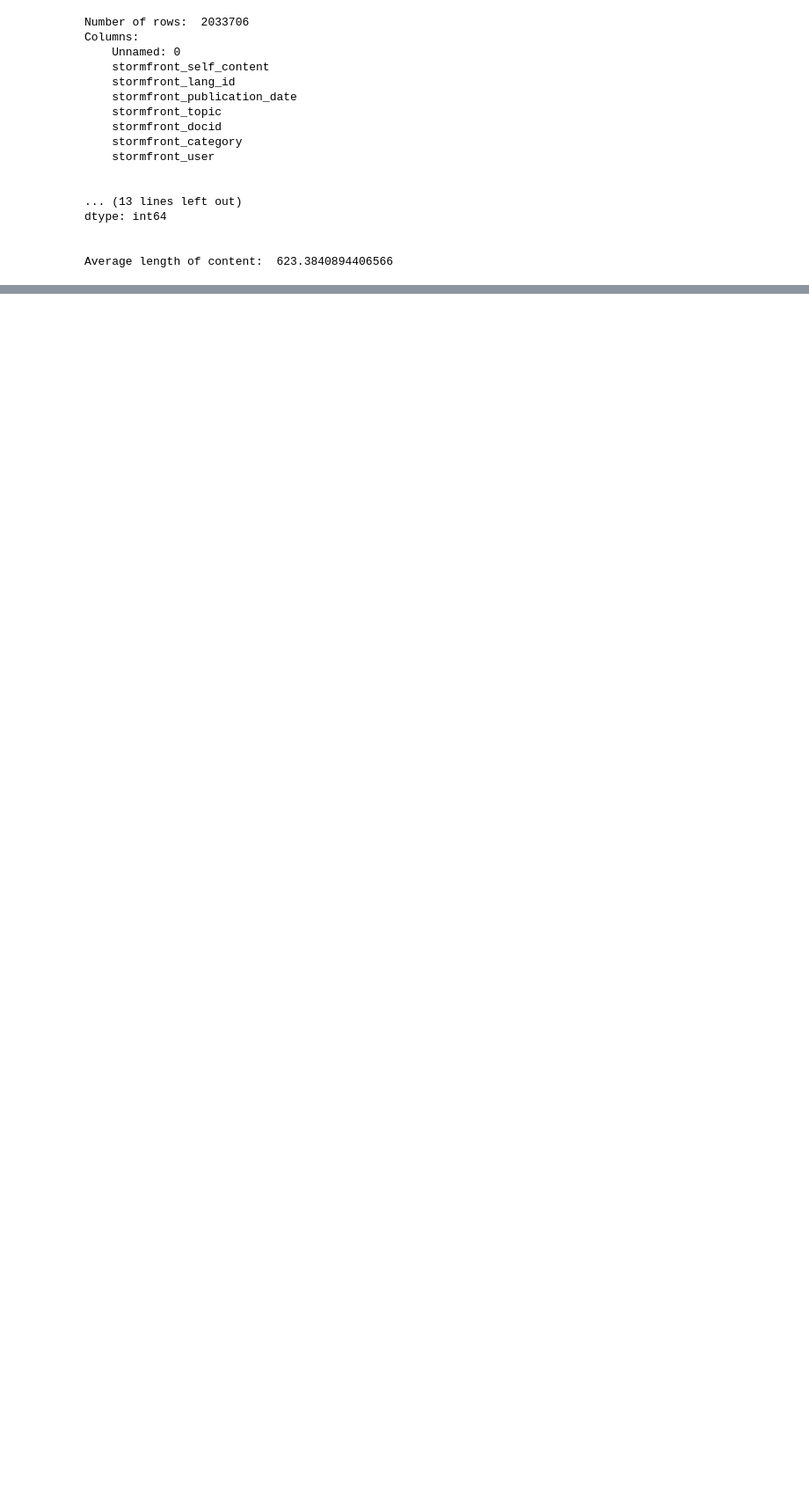
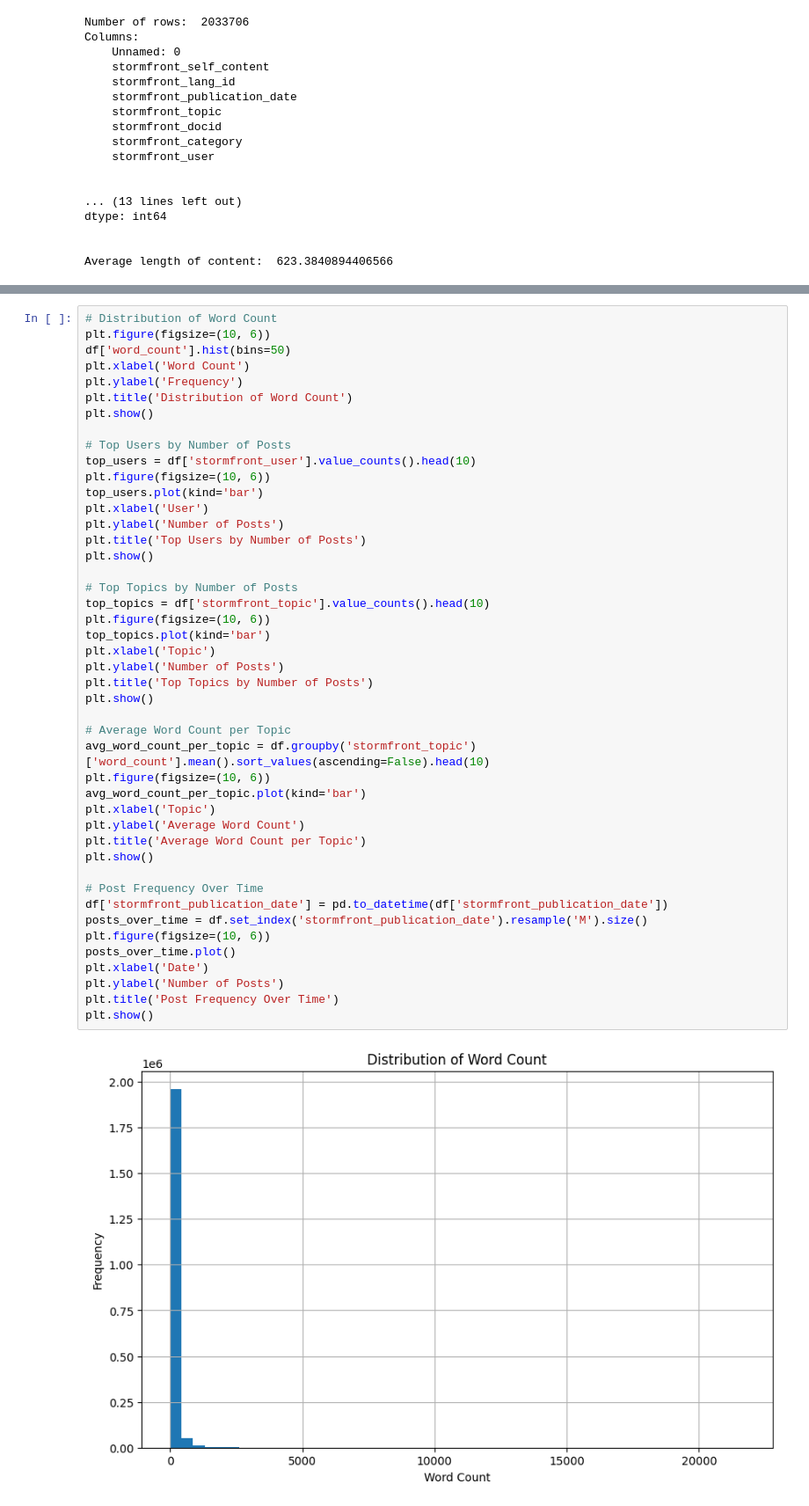
Before and after one commit to eliasborge/master-svino-frette, a Jupyter notebook: data_exploration/kleinberg_data.ipynb, the cells around one changed output, grey strips where cells are left out. Shown at 88% size. Cells and saved outputs as stored; diff of their text form; blank space fills up the shorter version.

```diff
--- a/data_exploration/kleinberg_data.ipynb
+++ b/data_exploration/kleinberg_data.ipynb
@@ -39,0 +54,47 @@ Average length of content:  623.3840894406566
+# %%
+# Distribution of Word Count
+plt.figure(figsize=(10, 6))
+df['word_count'].hist(bins=50)
+plt.xlabel('Word Count')
+plt.ylabel('Frequency')
+plt.title('Distribution of Word Count')
+plt.show()
+
+# Top Users by Number of Posts
+top_users = df['stormfront_user'].value_counts().head(10)
+plt.figure(figsize=(10, 6))
+top_users.plot(kind='bar')
+plt.xlabel('User')
+plt.ylabel('Number of Posts')
+plt.title('Top Users by Number of Posts')
+plt.show()
+
+# Top Topics by Number of Posts
+top_topics = df['stormfront_topic'].value_counts().head(10)
+plt.figure(figsize=(10, 6))
+top_topics.plot(kind='bar')
+plt.xlabel('Topic')
+plt.ylabel('Number of Posts')
+plt.title('Top Topics by Number of Posts')
+plt.show()
+
+# Average Word Count per Topic
+avg_word_count_per_topic = df.groupby('stormfront_topic')['word_count'].mean().sort_values(ascending=False).head(10)
+plt.figure(figsize=(10, 6))
+avg_word_count_per_topic.plot(kind='bar')
+plt.xlabel('Topic')
+plt.ylabel('Average Word Count')
+plt.title('Average Word Count per Topic')
+plt.show()
+
+# Post Frequency Over Time
+df['stormfront_publication_date'] = pd.to_datetime(df['stormfront_publication_date'])
+posts_over_time = df.set_index('stormfront_publication_date').resample('M').size()
+plt.figure(figsize=(10, 6))
+posts_over_time.plot()
+plt.xlabel('Date')
+plt.ylabel('Number of Posts')
+plt.title('Post Frequency Over Time')
+plt.show()
+# %% [output]
+[figure, added]
```
Also changed, not shown: parts of 2 cells of this notebook.
